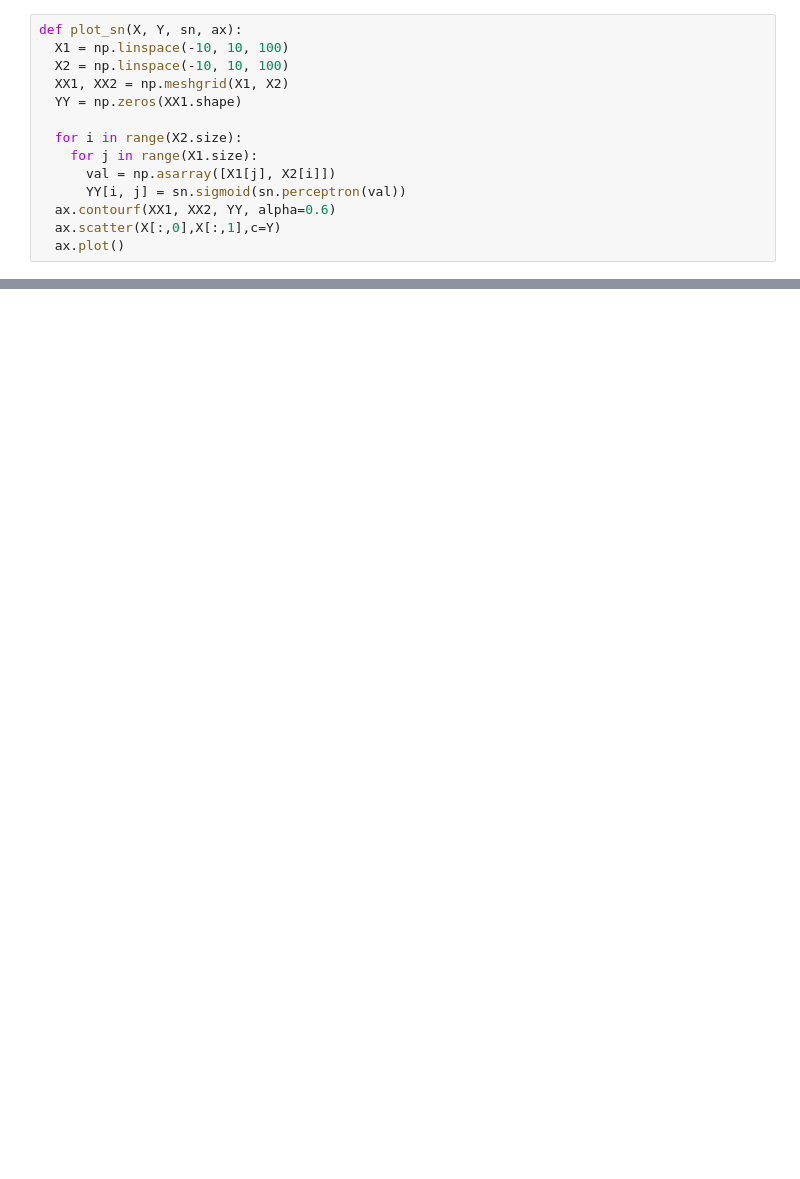
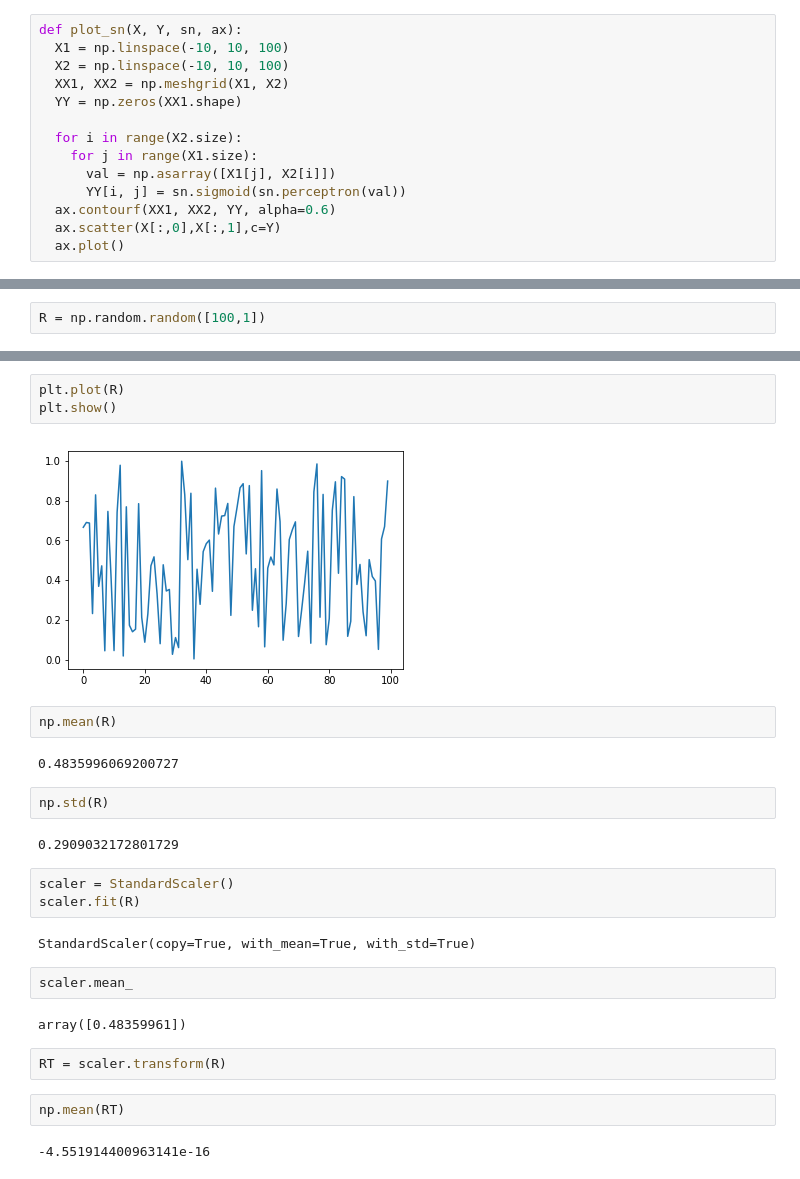
Before and after one commit to erdcpatel/PythonDataScience, a Jupyter notebook: SigmoidNeuron.ipynb, the cells around one changed output, grey strips where cells are left out. Saved outputs shown, nothing was run; the diff lists cells and outputs as text; blank space fills up the shorter version.

```diff
--- a/SigmoidNeuron.ipynb
+++ b/SigmoidNeuron.ipynb
@@ -204,0 +261,2 @@ for i in range(N):
+# %%
+R = np.random.random([100,1])
@@ -204,0 +283,28 @@ for i in range(N):
+# %%
+plt.plot(R)
+plt.show()
+# %% [output]
+[figure, added]
+# %%
+np.mean(R)
+# %% [output]
+0.4835996069200727
+# %%
+np.std(R)
+# %% [output]
+0.2909032172801729
+# %%
+scaler = StandardScaler()
+scaler.fit(R)
+# %% [output]
+StandardScaler(copy=True, with_mean=True, with_std=True)
+# %%
+scaler.mean_
+# %% [output]
+array([0.48359961])
+# %%
+RT = scaler.transform(R)
+# %%
+np.mean(RT)
+# %% [output]
+-4.551914400963141e-16
```
Also changed, not shown: parts of 39 cells of this notebook.
